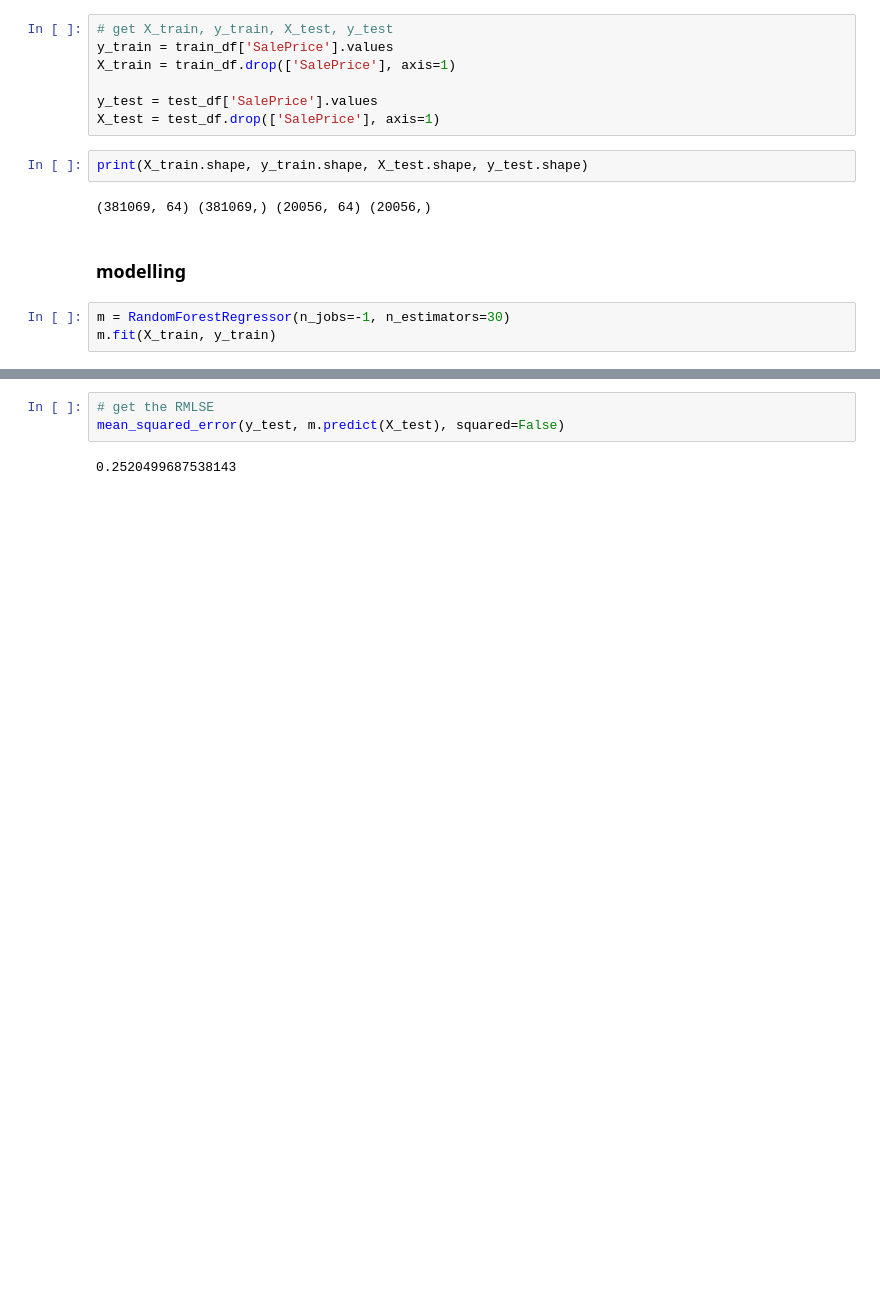
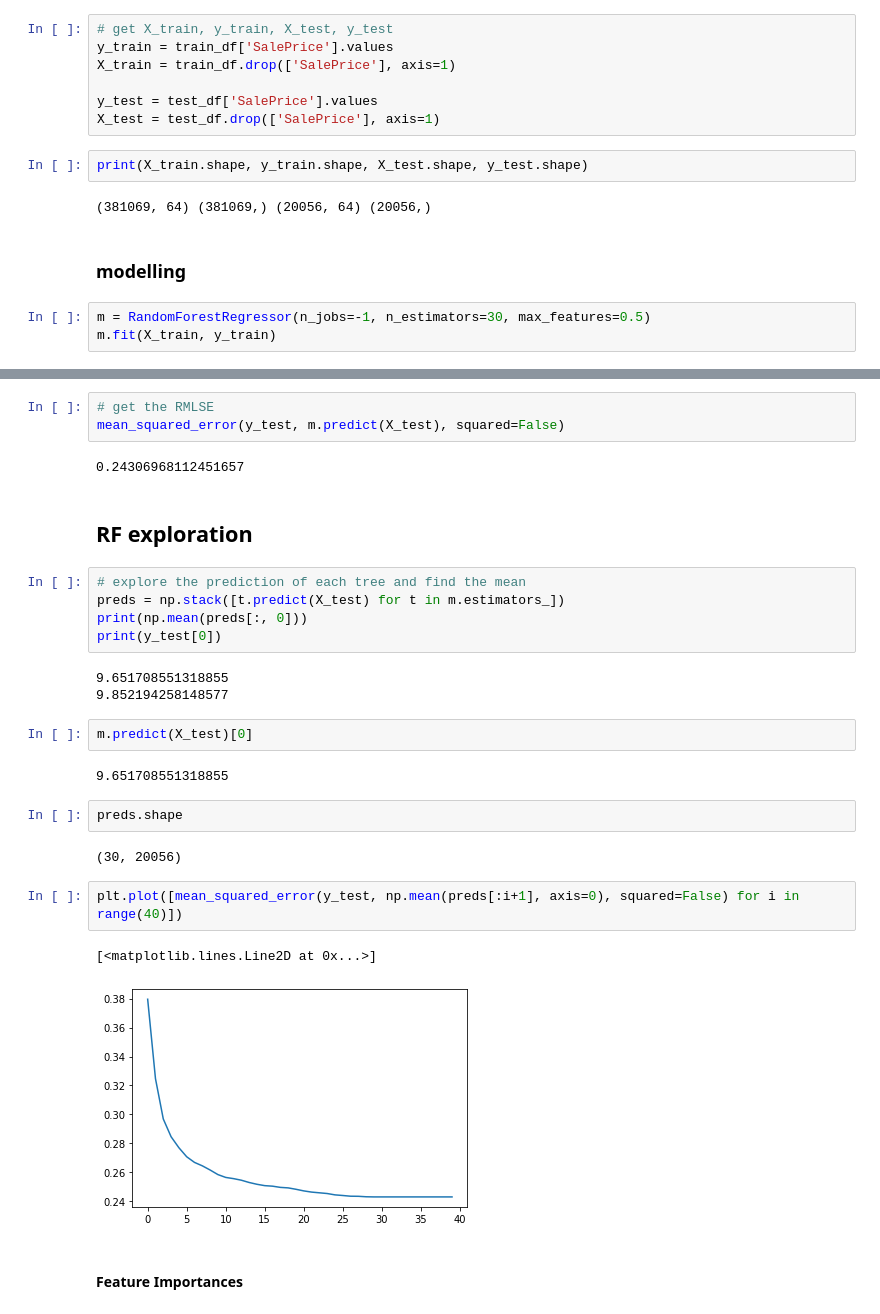
Before and after one commit to mathurk1/Fastai-ML-lessons, a Jupyter notebook: BlueBookForBulldozers.ipynb, the cells around one changed output, grey strips where cells are left out. Saved outputs shown, nothing was run; the diff lists cells and outputs as text; blank space fills up the shorter version.

```diff
--- a/BlueBookForBulldozers.ipynb
+++ b/BlueBookForBulldozers.ipynb
@@ -133,7 +138,7 @@ print(X_train.shape, y_train.shape, X_test.shape, y_test.shape)
 # %% [markdown]
 ### modelling
 # %%
-m = RandomForestRegressor(n_jobs=-1, n_estimators=30)
+m = RandomForestRegressor(n_jobs=-1, n_estimators=30, max_features=0.5)
 m.fit(X_train, y_train)
 # %% [output]
 RandomForestRegressor(bootstrap=True, ccp_alpha=0.0, criterion='mse',
@@ -152,4 +157,29 @@ m.score(X_test, y_test)
 # get the RMLSE
 mean_squared_error(y_test, m.predict(X_test), squared=False)
 # %% [output]
-0.2520499687538143
+0.24306968112451657
+# %% [markdown]
+## RF exploration
+# %%
+# explore the prediction of each tree and find the mean
+preds = np.stack([t.predict(X_test) for t in m.estimators_])
+print(np.mean(preds[:, 0]))
+print(y_test[0])
+# %% [output]
+9.651708551318855
+9.852194258148577
+# %%
+m.predict(X_test)[0]
+# %% [output]
+9.651708551318855
+# %%
+preds.shape
+# %% [output]
+(30, 20056)
+# %%
+plt.plot([mean_squared_error(y_test, np.mean(preds[:i+1], axis=0), squared=False) for i in range(40)])
+# %% [output]
+[<matplotlib.lines.Line2D at 0x...>]
+[figure, added]
+# %% [markdown]
+#### Feature Importances
```
Also changed, not shown: parts of 14 cells of this notebook.
